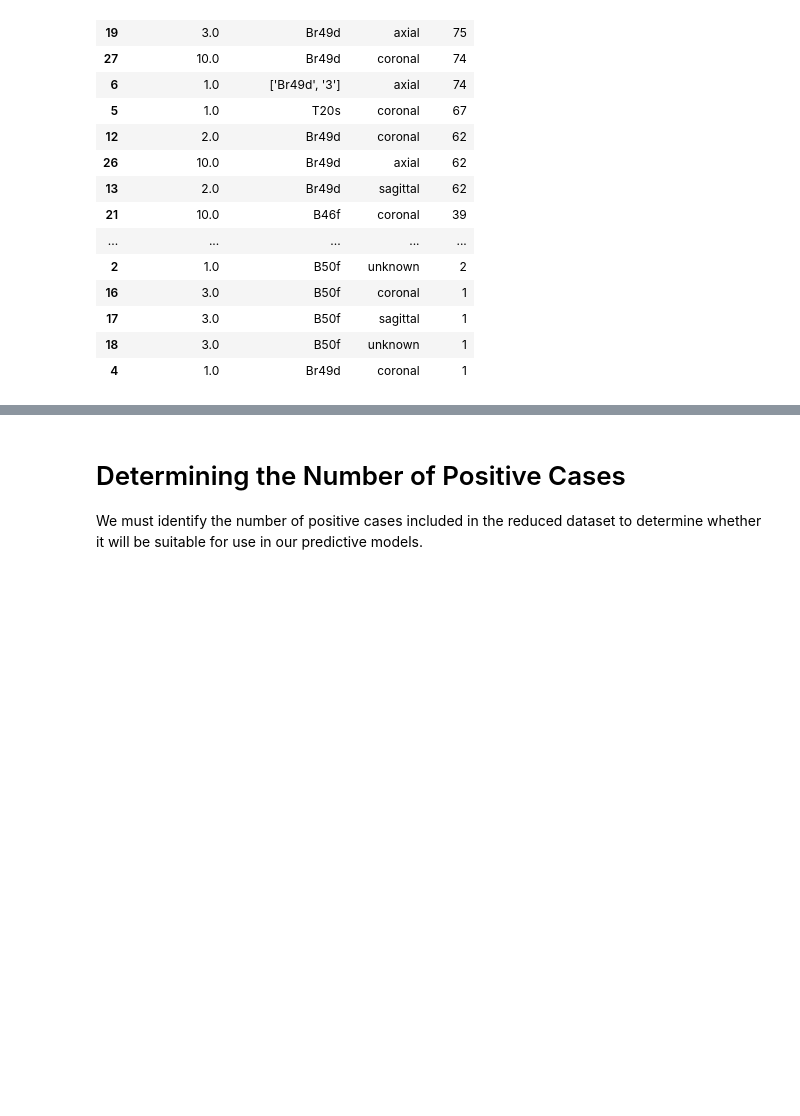
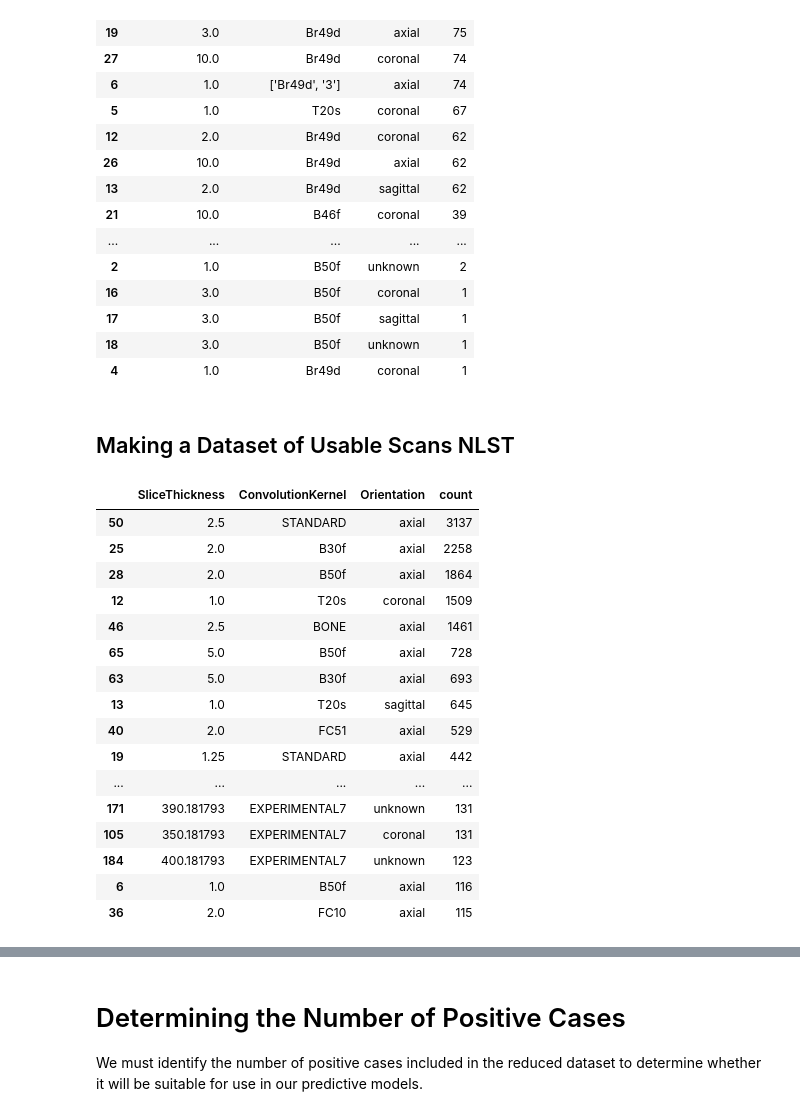
Before and after one commit to leonardgarcia90/Sybil-Project, a Jupyter notebook: Sybil_Project.ipynb, the cells around one changed output, grey strips where cells are left out. Saved outputs shown, nothing was run; the diff lists cells and outputs as text; code cells hidden in the pictures; blank space fills up the shorter version.

Commit message:
added NLST Dicom pre-processing steps

```diff
--- a/Sybil_Project.ipynb
+++ b/Sybil_Project.ipynb
@@ -388,0 +432,11 @@ See the caveats in the documentation: https://pandas.pydata.org/pandas-docs/stab
+# %%
+# remove license file from list of directories
+
+first_files_nlst.remove('/workspace/home/sybil_test/LICENSE')
+# %%
+#make list of dicom files based on list of directories
+
+first_diacom_per_nlst_file = []
+
+for scan in first_files_nlst:
+        first_diacom_per_nlst_file.append(pydicom.dcmread(scan,force=True))
@@ -388,0 +489,2 @@ See the caveats in the documentation: https://pandas.pydata.org/pandas-docs/stab
+# %%
+nlst_diacom_metadata_df = make_dicom_metadata_df(first_diacom_per_nlst_file, first_files_nlst)
@@ -512,3 +683,32 @@ reduced_dicom_metadata_df = pd.DataFrame(reduced_dicom_metadata_list, columns=['
 
 reduced_dicom_metadata_df['SeriesInstanceUID'] = reduced_dicom_metadata_df['SeriesInstanceUID'].astype("string")
 reduced_dicom_metadata_df['Diacom Directory'] = reduced_dicom_metadata_df['Diacom Directory'].astype("string")
+# %% [markdown]
+## Making a Dataset of Usable Scans NLST
+# %%
+#cast 'ConvolutionKernel' to string to deal with ['Br49d', '3'] value
+nlst_diacom_metadata_df['ConvolutionKernel'] = nlst_diacom_metadata_df['ConvolutionKernel'].astype(str)
+
+#calculate the counts for different combinations of features
+feature_count_nlst_df = nlst_diacom_metadata_df.groupby(['SliceThickness','ConvolutionKernel', 'Orientation']).size().reset_index().rename(columns={0:'count'})
+# %%
+feature_count_nlst_df = feature_count_nlst_df.sort_values('count', ascending=False)
+feature_count_nlst_df.head(30)
+# %% [output]
+|  | SliceThickness | ConvolutionKernel | Orientation | count |
+| 50 | 2.5 | STANDARD | axial | 3137 |
+| 25 | 2.0 | B30f | axial | 2258 |
+| 28 | 2.0 | B50f | axial | 1864 |
+| 12 | 1.0 | T20s | coronal | 1509 |
+| 46 | 2.5 | BONE | axial | 1461 |
+| 65 | 5.0 | B50f | axial | 728 |
+| 63 | 5.0 | B30f | axial | 693 |
+| 13 | 1.0 | T20s | sagittal | 645 |
+| 40 | 2.0 | FC51 | axial | 529 |
+| 19 | 1.25 | STANDARD | axial | 442 |
+| ... | ... | ... | ... | ... |
+| 171 | 390.181793 | EXPERIMENTAL7 | unknown | 131 |
+| 105 | 350.181793 | EXPERIMENTAL7 | coronal | 131 |
+| 184 | 400.181793 | EXPERIMENTAL7 | unknown | 123 |
+| 6 | 1.0 | B50f | axial | 116 |
+| 36 | 2.0 | FC10 | axial | 115 |
```
Also changed, not shown: parts of 62 cells of this notebook, 1 other file.
